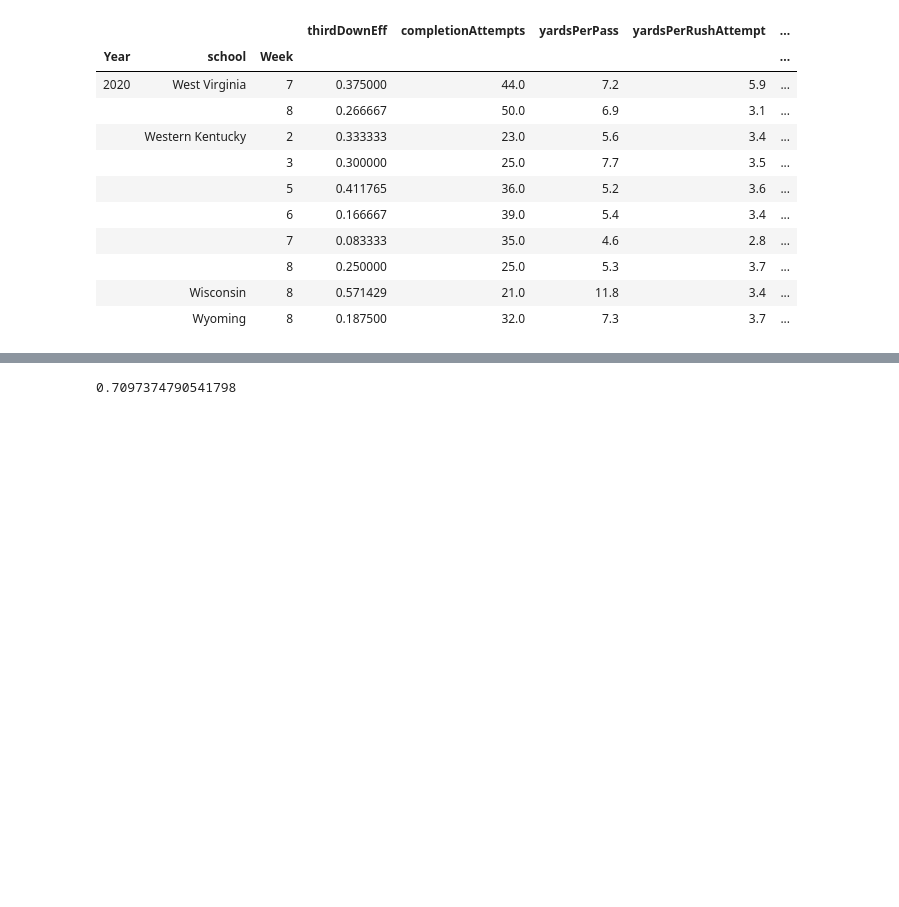
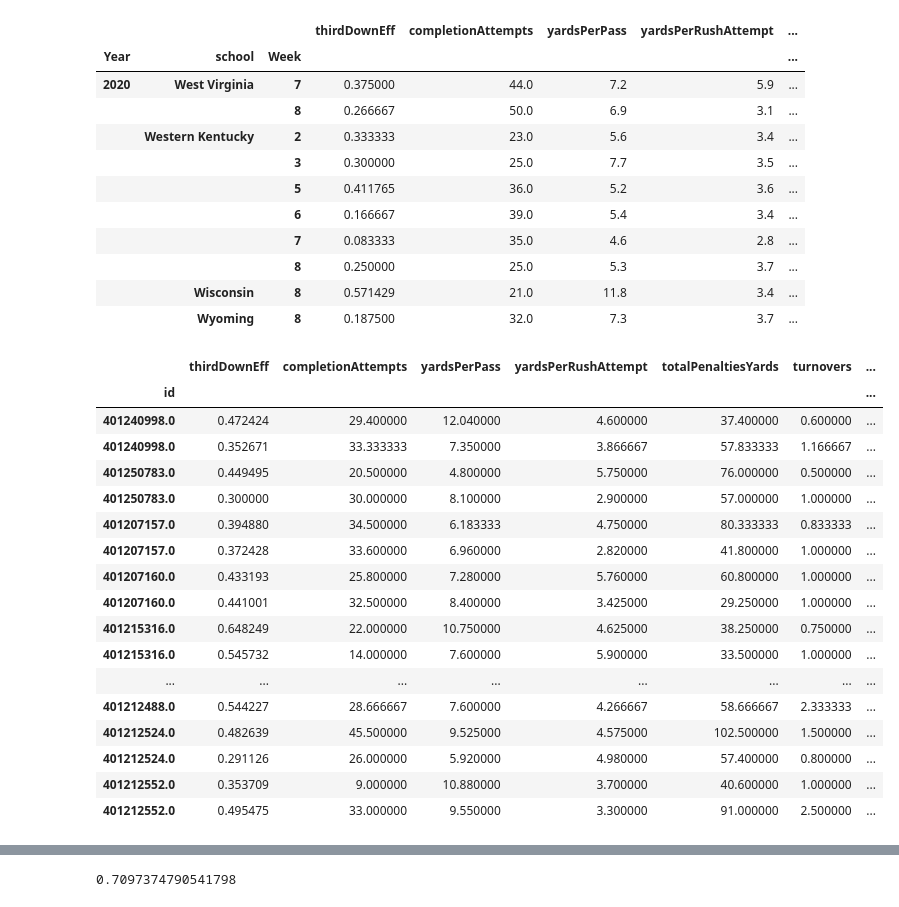
Before and after one commit to MichiganDataScienceTeam/F20-College-Football, a Jupyter notebook: notebooks/Prior Probability Model.ipynb, the cells around one changed output, grey strips where cells are left out. Cells and saved outputs as stored; diff of their text form; code cells hidden in the pictures; blank space fills up the shorter version.

```diff
--- a/notebooks/Prior Probability Model.ipynb
+++ b/notebooks/Prior Probability Model.ipynb
@@ -150,6 +159,27 @@ matchups.drop(['win', 'other.win'], axis = 1, inplace = True)
 outcome = matchups['won_game']
 matchups.drop('won_game', axis = 1, inplace = True)
 matchups['outcome'] = outcome
+# %%
+matchups.tail(20)
+# %% [output]
+|  | thirdDownEff | completionAttempts | yardsPerPass | yardsPerRushAttempt | totalPenaltiesYards | turnovers | ... |
+| id |  |  |  |  |  |  | ... |
+| 401240998.0 | 0.472424 | 29.400000 | 12.040000 | 4.600000 | 37.400000 | 0.600000 | ... |
+| 401240998.0 | 0.352671 | 33.333333 | 7.350000 | 3.866667 | 57.833333 | 1.166667 | ... |
+| 401250783.0 | 0.449495 | 20.500000 | 4.800000 | 5.750000 | 76.000000 | 0.500000 | ... |
+| 401250783.0 | 0.300000 | 30.000000 | 8.100000 | 2.900000 | 57.000000 | 1.000000 | ... |
+| 401207157.0 | 0.394880 | 34.500000 | 6.183333 | 4.750000 | 80.333333 | 0.833333 | ... |
+| 401207157.0 | 0.372428 | 33.600000 | 6.960000 | 2.820000 | 41.800000 | 1.000000 | ... |
+| 401207160.0 | 0.433193 | 25.800000 | 7.280000 | 5.760000 | 60.800000 | 1.000000 | ... |
+| 401207160.0 | 0.441001 | 32.500000 | 8.400000 | 3.425000 | 29.250000 | 1.000000 | ... |
+| 401215316.0 | 0.648249 | 22.000000 | 10.750000 | 4.625000 | 38.250000 | 0.750000 | ... |
+| 401215316.0 | 0.545732 | 14.000000 | 7.600000 | 5.900000 | 33.500000 | 1.000000 | ... |
+| ... | ... | ... | ... | ... | ... | ... | ... |
+| 401212488.0 | 0.544227 | 28.666667 | 7.600000 | 4.266667 | 58.666667 | 2.333333 | ... |
+| 401212524.0 | 0.482639 | 45.500000 | 9.525000 | 4.575000 | 102.500000 | 1.500000 | ... |
+| 401212524.0 | 0.291126 | 26.000000 | 5.920000 | 4.980000 | 57.400000 | 0.800000 | ... |
+| 401212552.0 | 0.353709 | 9.000000 | 10.880000 | 3.700000 | 40.600000 | 1.000000 | ... |
+| 401212552.0 | 0.495475 | 33.000000 | 9.550000 | 3.300000 | 91.000000 | 2.500000 | ... |
 # %%
 # import everything
 from sklearn.linear_model import LogisticRegression
```
Also changed, not shown: parts of 26 cells of this notebook.
